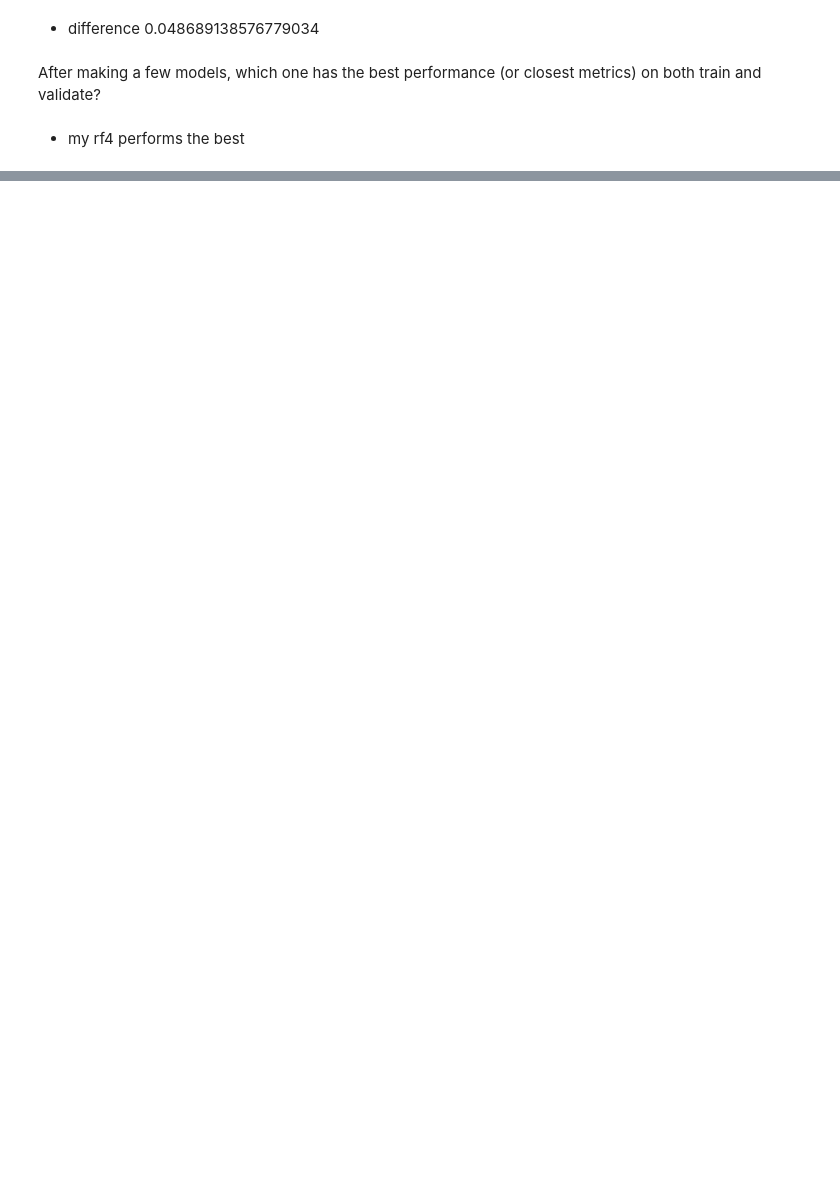
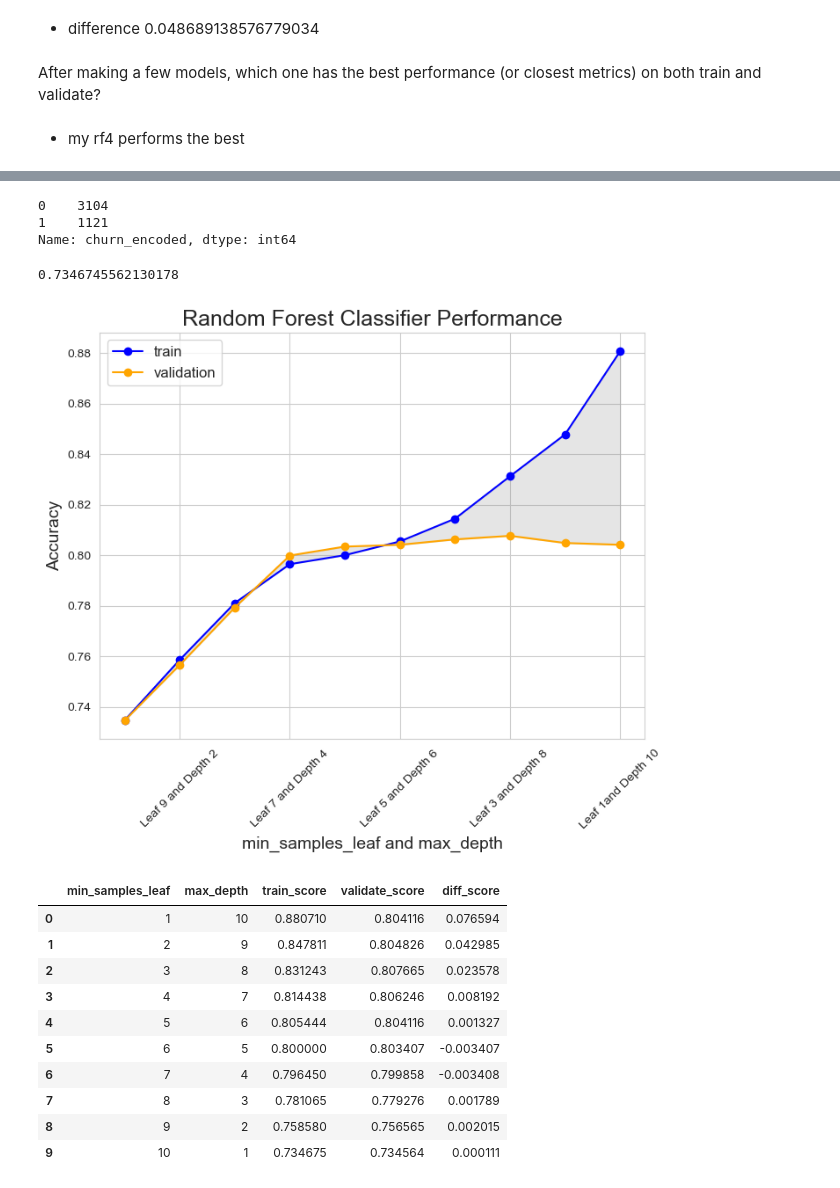
Before and after one commit to Andrew-Casey/classification_exercises, a Jupyter notebook: random_forests.ipynb, the cells around one changed output, grey strips where cells are left out. Cells and saved outputs as stored; diff of their text form; code cells hidden in the pictures; blank space fills up the shorter version.

```diff
--- a/random_forests.ipynb
+++ b/random_forests.ipynb
@@ -456,0 +603,4 @@ After making a few models, which one has the best performance (or closest metric
+# %%
+column_to_move = train.pop("churn_encoded")
+train.insert(0, "churn_encoded", column_to_move)
+train
@@ -456,0 +621,4 @@ After making a few models, which one has the best performance (or closest metric
+# %%
+column_to_move = validate.pop("churn_encoded")
+validate.insert(0, "churn_encoded", column_to_move)
+validate
@@ -456,0 +657,5 @@ After making a few models, which one has the best performance (or closest metric
+# %%
+X_train = train.iloc[:,1:]
+X_validate = validate.iloc[:,1:]
+X_test = test.iloc[:,1:]
+X_train
@@ -456,0 +676,32 @@ After making a few models, which one has the best performance (or closest metric
+# %%
+target = 'churn_encoded'
+y_train = train[target]
+y_validate = validate[target]
+y_test = test[target]
+# %%
+train.churn_encoded.value_counts()
+# %% [output]
+0    3104
+1    1121
+Name: churn_encoded, dtype: int64
+# %%
+baseline_accuracy = 3104/(3104+1121)
+baseline_accuracy
+# %% [output]
+0.7346745562130178
+# %%
+df = mod.random_forest_scores(X_train, y_train, X_validate, y_validate)
+df
+# %% [output]
+[figure, added]
+|  | min_samples_leaf | max_depth | train_score | validate_score | diff_score |
+| 0 | 1 | 10 | 0.880710 | 0.804116 | 0.076594 |
+| 1 | 2 | 9 | 0.847811 | 0.804826 | 0.042985 |
+| 2 | 3 | 8 | 0.831243 | 0.807665 | 0.023578 |
+| 3 | 4 | 7 | 0.814438 | 0.806246 | 0.008192 |
+| 4 | 5 | 6 | 0.805444 | 0.804116 | 0.001327 |
+| 5 | 6 | 5 | 0.800000 | 0.803407 | -0.003407 |
+| 6 | 7 | 4 | 0.796450 | 0.799858 | -0.003408 |
+| 7 | 8 | 3 | 0.781065 | 0.779276 | 0.001789 |
+| 8 | 9 | 2 | 0.758580 | 0.756565 | 0.002015 |
+| 9 | 10 | 1 | 0.734675 | 0.734564 | 0.000111 |
```
Also changed, not shown: parts of 33 cells of this notebook, 5 other files.
